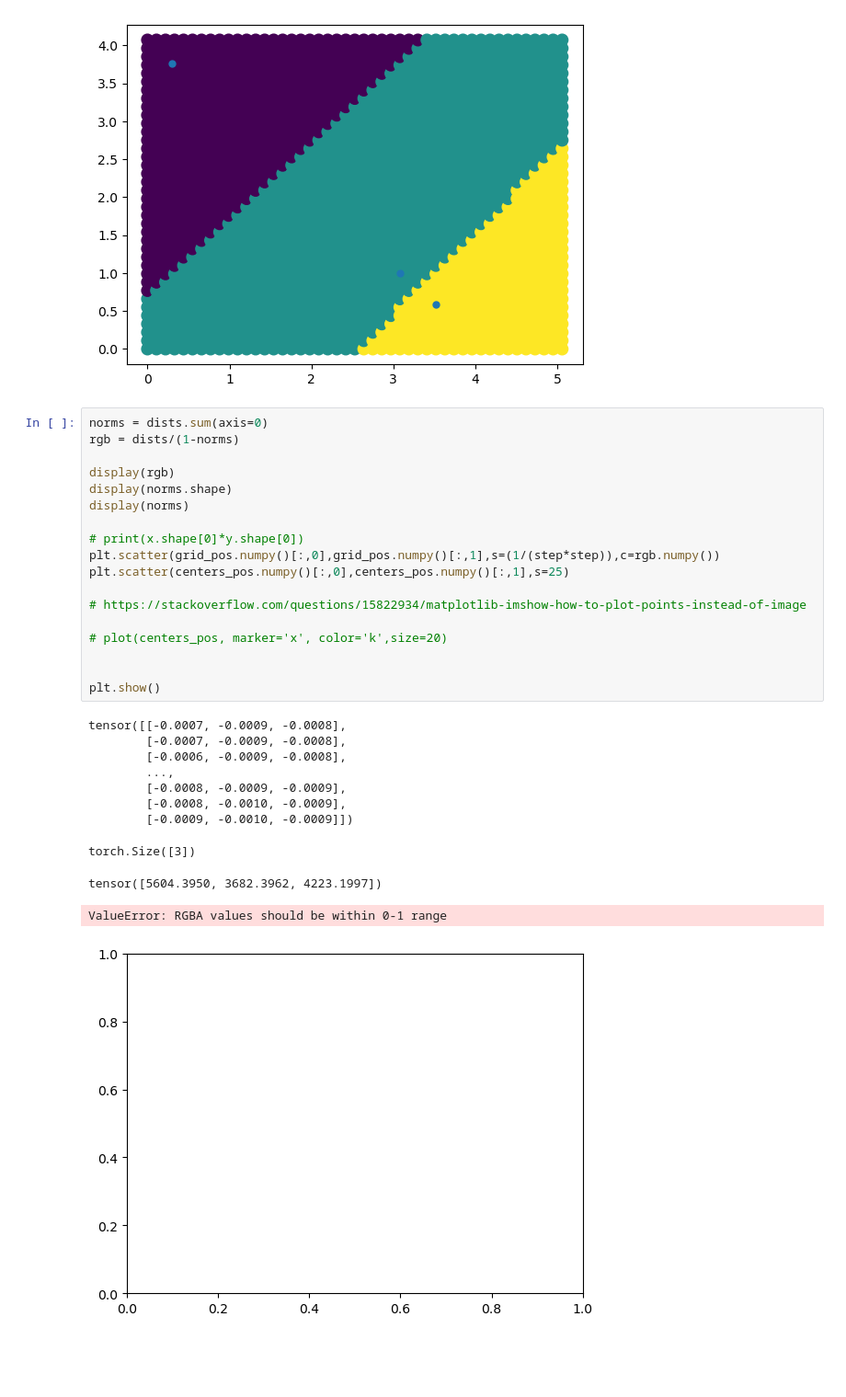
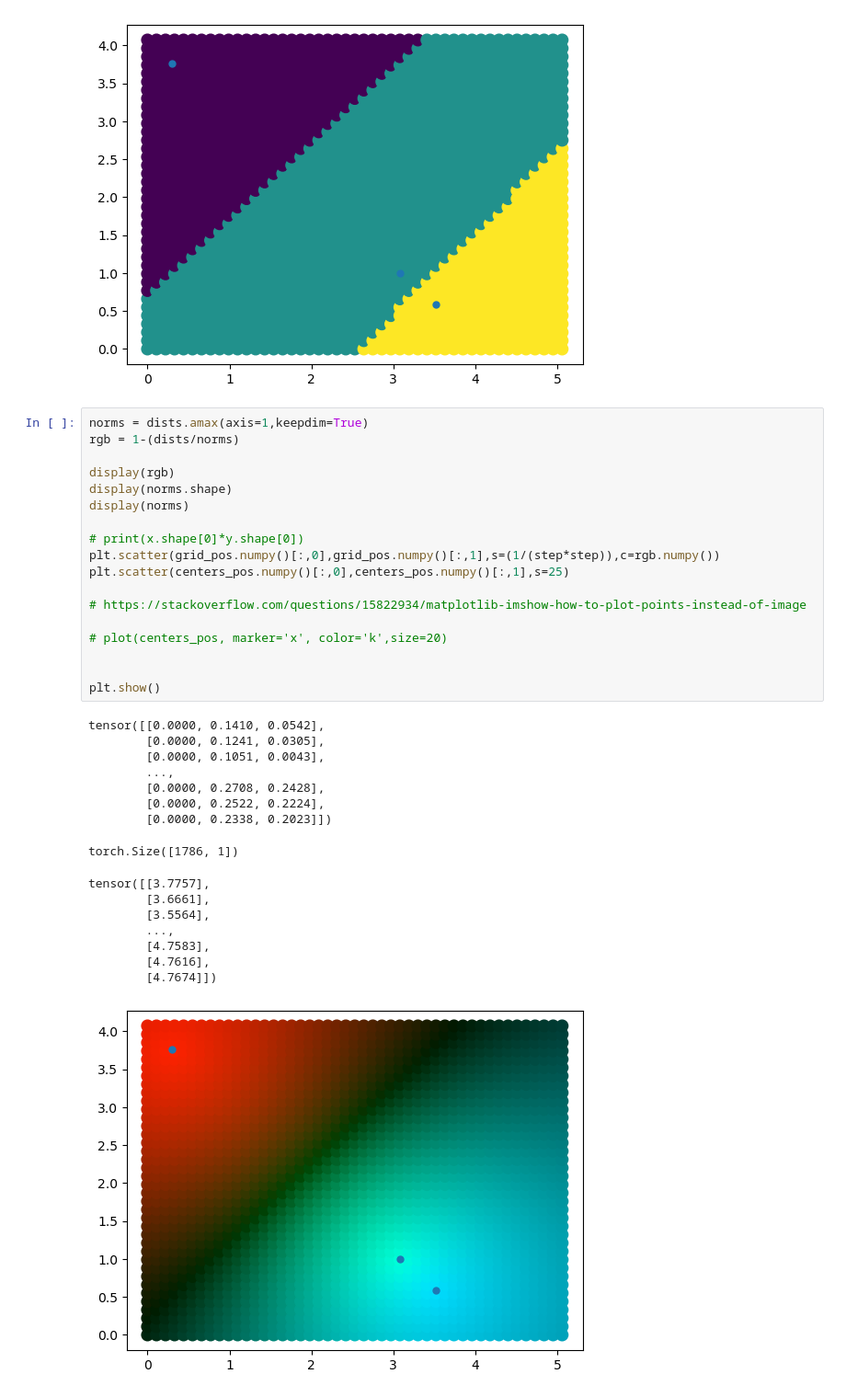
Before and after one commit to laurahsisson/aromap, a Jupyter notebook: aromap.ipynb, the cells around one changed output. Shown at 92% size. Drawn from its saved outputs; the diff is of its cells as text; blank space fills up the shorter version.

```diff
--- a/aromap.ipynb
+++ b/aromap.ipynb
@@ -99,32 +99,37 @@ torch.Size([38])
 torch.Size([3, 2])
 [figure]
 # %%
-norms = dists.sum(axis=0)
-rgb = dists/(1-norms)
+norms = dists.amax(axis=1,keepdim=True)
+rgb = 1-(dists/norms)
 
 display(rgb)
 display(norms.shape)
 display(norms)
 
 # print(x.shape[0]*y.shape[0])
 plt.scatter(grid_pos.numpy()[:,0],grid_pos.numpy()[:,1],s=(1/(step*step)),c=rgb.numpy())
 plt.scatter(centers_pos.numpy()[:,0],centers_pos.numpy()[:,1],s=25)
 
 # https://stackoverflow.com/questions/15822934/matplotlib-imshow-how-to-plot-points-instead-of-image
 
 # plot(centers_pos, marker='x', color='k',size=20)
 
 
 plt.show()
 # %% [output]
-tensor([[-0.0007, -0.0009, -0.0008],
-        [-0.0007, -0.0009, -0.0008],
-        [-0.0006, -0.0009, -0.0008],
+tensor([[0.0000, 0.1410, 0.0542],
+        [0.0000, 0.1241, 0.0305],
+        [0.0000, 0.1051, 0.0043],
         ...,
-        [-0.0008, -0.0009, -0.0009],
-        [-0.0008, -0.0010, -0.0009],
-        [-0.0009, -0.0010, -0.0009]])
+        [0.0000, 0.2708, 0.2428],
+        [0.0000, 0.2522, 0.2224],
+        [0.0000, 0.2338, 0.2023]])
-torch.Size([3])
+torch.Size([1786, 1])
-tensor([5604.3950, 3682.3962, 4223.1997])
+tensor([[3.7757],
+        [3.6661],
+        [3.5564],
+        ...,
+        [4.7583],
+        [4.7616],
+        [4.7674]])
-ValueError: RGBA values should be within 0-1 range
-[figure, old version]
+[figure, new version]
```
Also changed, not shown: parts of 1 cell of this notebook, 3 other files.
